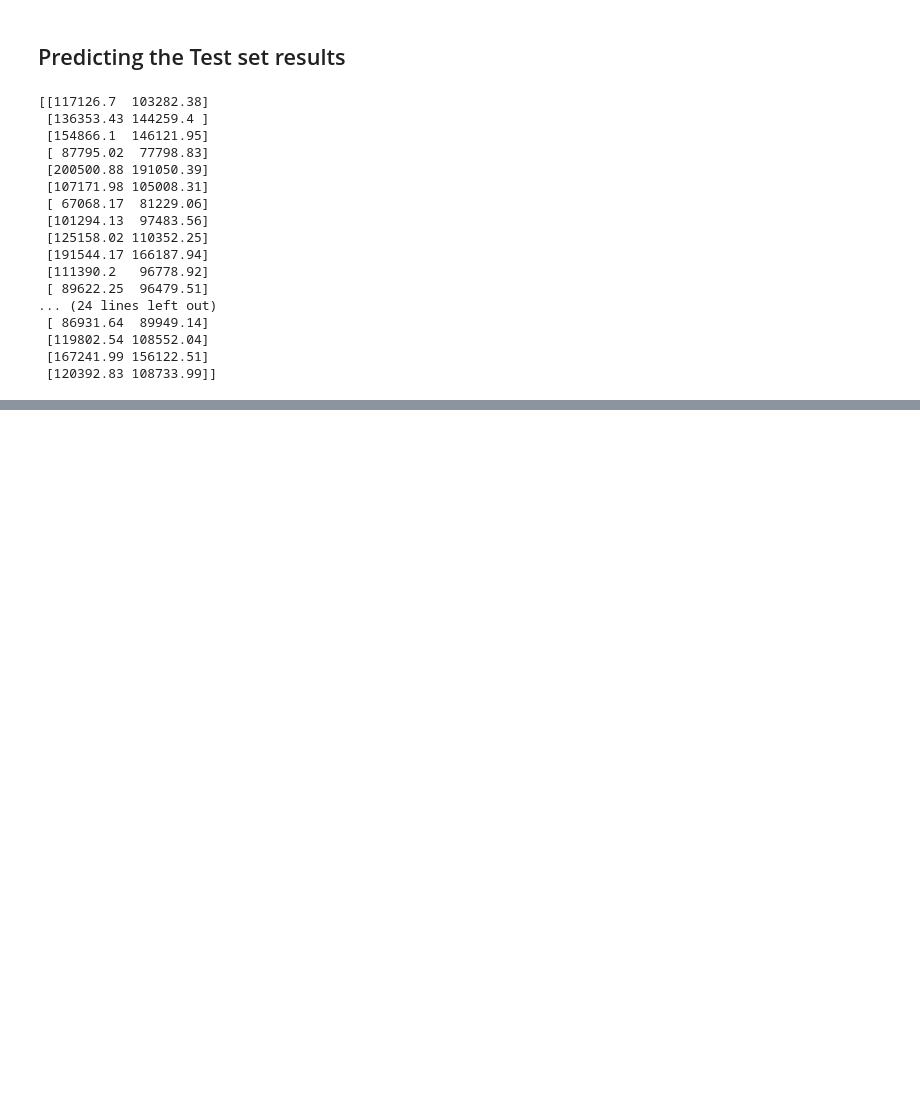
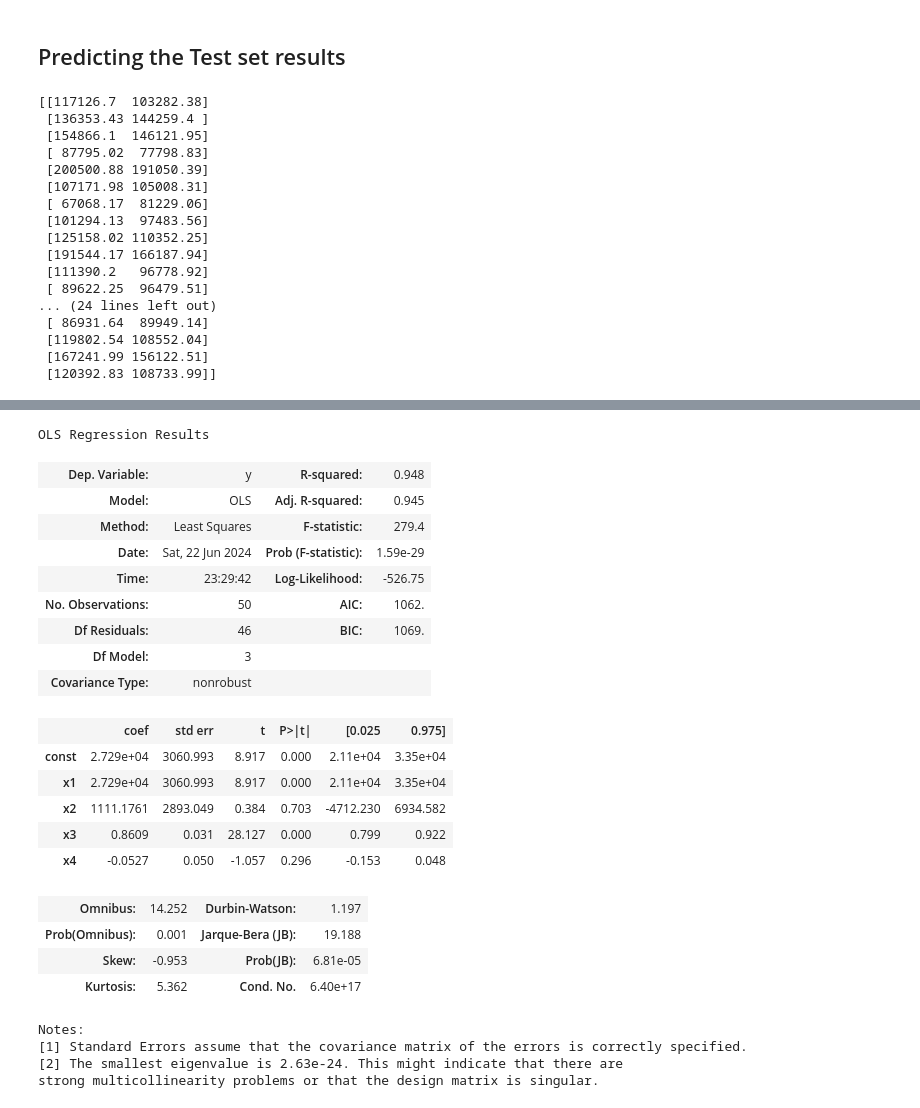
Before and after one commit to PhathuMudau/MachineLearningA-Z, a Jupyter notebook: Regression/multiple_linear_regression.ipynb, the cells around one changed output, grey strips where cells are left out. Cells and saved outputs as stored; diff of their text form; code cells hidden in the pictures; blank space fills up the shorter version.

```diff
--- a/Regression/multiple_linear_regression.ipynb
+++ b/Regression/multiple_linear_regression.ipynb
@@ -111,0 +170,30 @@ print(np.concatenate((y_pred.reshape(len(y_pred), 1), y_test.reshape(len(y_test)
+# %%
+x_opt = x[:, [0, 1, 2, 4, 5]]
+x_opt = x_opt.astype(np.float64)
+regressor_OLS = sm.OLS(endog=y, exog=x_opt).fit()
+regressor_OLS.summary()
+# %% [output]
+OLS Regression Results
+| Dep. Variable: | y | R-squared: | 0.948 |
+| Model: | OLS | Adj. R-squared: | 0.945 |
+| Method: | Least Squares | F-statistic: | 279.4 |
+| Date: | Sat, 22 Jun 2024 | Prob (F-statistic): | 1.59e-29 |
+| Time: | 23:29:42 | Log-Likelihood: | -526.75 |
+| No. Observations: | 50 | AIC: | 1062. |
+| Df Residuals: | 46 | BIC: | 1069. |
+| Df Model: | 3 |  |  |
+| Covariance Type: | nonrobust |  |  |
+|  | coef | std err | t | P>|t| | [0.025 | 0.975] |
+| const | 2.729e+04 | 3060.993 | 8.917 | 0.000 | 2.11e+04 | 3.35e+04 |
+| x1 | 2.729e+04 | 3060.993 | 8.917 | 0.000 | 2.11e+04 | 3.35e+04 |
+| x2 | 1111.1761 | 2893.049 | 0.384 | 0.703 | -4712.230 | 6934.582 |
+| x3 | 0.8609 | 0.031 | 28.127 | 0.000 | 0.799 | 0.922 |
+| x4 | -0.0527 | 0.050 | -1.057 | 0.296 | -0.153 | 0.048 |
+| Omnibus: | 14.252 | Durbin-Watson: | 1.197 |
+| Prob(Omnibus): | 0.001 | Jarque-Bera (JB): | 19.188 |
+| Skew: | -0.953 | Prob(JB): | 6.81e-05 |
+| Kurtosis: | 5.362 | Cond. No. | 6.40e+17 |
+Notes:
+[1] Standard Errors assume that the covariance matrix of the errors is correctly specified.
+[2] The smallest eigenvalue is 2.63e-24. This might indicate that there are
+strong multicollinearity problems or that the design matrix is singular.
```
Also changed, not shown: parts of 10 cells of this notebook.
